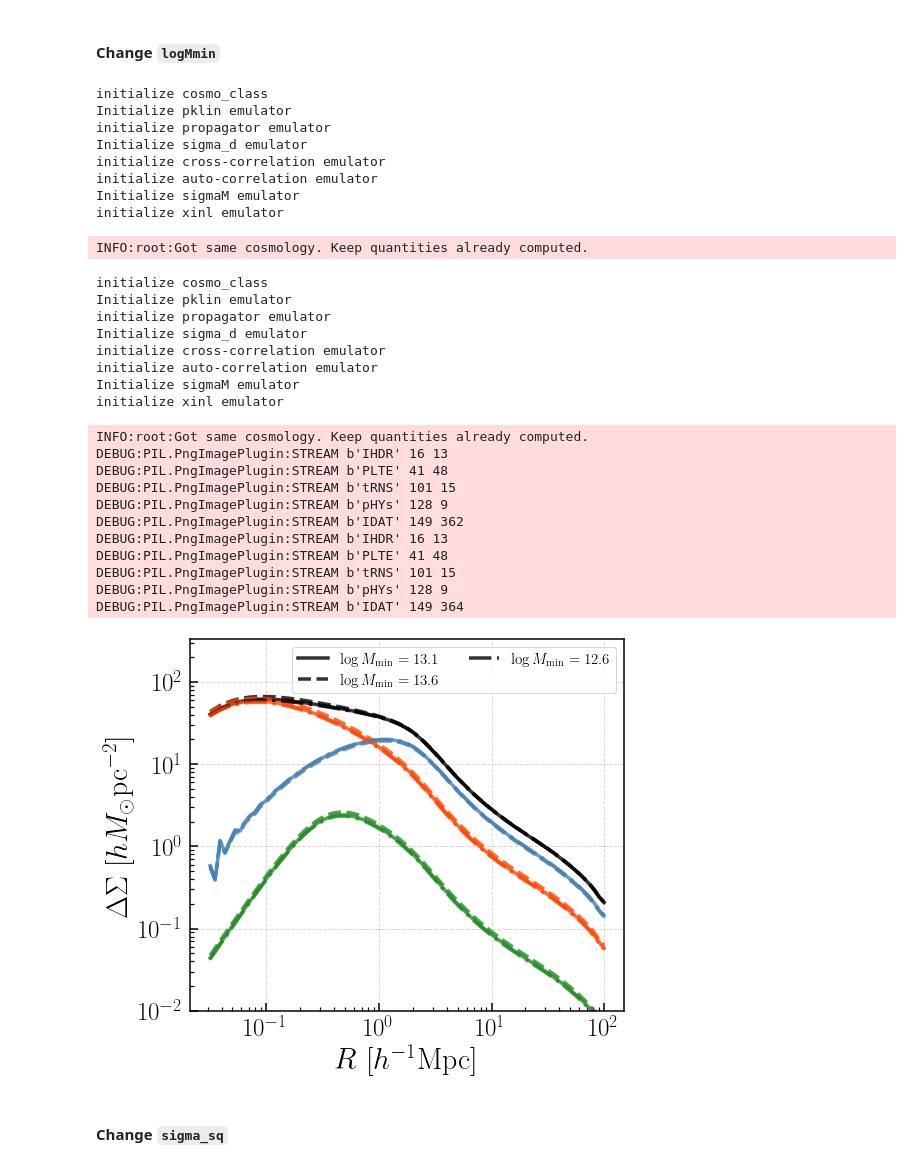
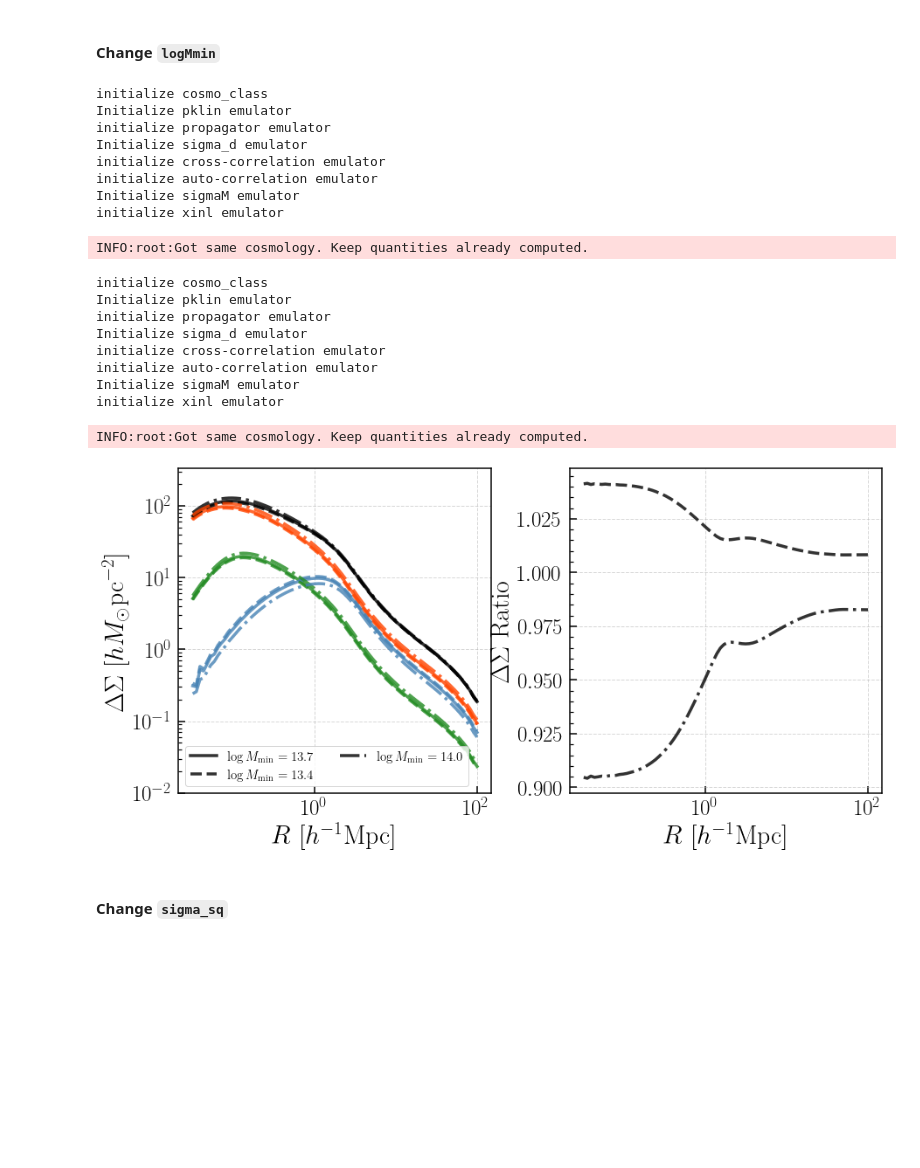
Before and after one commit to dr-guangtou/luandun, a Jupyter notebook: cosmology/emulator/dark_emulator.ipynb, the cells around one changed output. Cells and saved outputs as stored; diff of their text form; code cells hidden in the pictures; blank space fills up the shorter version.

```diff
--- a/cosmology/emulator/dark_emulator.ipynb
+++ b/cosmology/emulator/dark_emulator.ipynb
@@ -365,15 +393,15 @@ _ = ax2.set_ylabel(
 # %%
 hod = model_hod.darkemu_x_hod(
     {"fft_num": 8, "c-M_relation": "diemer19",
-     "M_int_logMmin": 14.3, "M_int_logMax": 15.5})
+     "M_int_logMmin": 14.2, "M_int_logMax": 15.2})
 
 cparam = np.array([0.02225, 0.1198, 0.6844, 3.094, 0.9645, -1.])
 
-gparam = {"logMmin":13.13, "sigma_sq":0.22,
-          "logM1": 14.21, "alpha": 1.13, "kappa": 1.25, # HOD parameters
-          "poff": 0.1, "Roff": 0.1, # off-centering parameters p_off is the fraction of off-centered galaxies. Roff is the typical off-centered scale with respect to R200m.
+gparam = {"logMmin":13.68, "sigma_sq":0.8,
+          "logM1": 14.6, "alpha": 1.0, "kappa": 1.2, # HOD parameters
+          "poff": 0.2, "Roff": 0.02, # off-centering parameters p_off is the fraction of off-centered galaxies. Roff is the typical off-centered scale with respect to R200m.
           "sat_dist_type": "emulator", # satellite distribution. Chosse emulator of NFW. In the case of NFW, the c-M relation by Diemer & Kravtsov (2015) is assumed.
-          "alpha_inc": 0.44, "logM_inc": 13.57} # incompleteness parameters. For details, see More et al. (2015)
+          "alpha_inc": 0.6, "logM_inc": 13.7} # incompleteness parameters. For details, see More et al. (2015)
 
 hod.set_cosmology(cparam)
 hod.set_galaxy(gparam)
@@ -559,15 +641,15 @@ INFO:root:Got same cosmology. Keep quantities already computed.
 # HOD 1
 hod_1 = model_hod.darkemu_x_hod(
     {"fft_num": 8, "c-M_relation": "diemer19",
-     "M_int_logMmin": 14.3, "M_int_logMax": 15.5})
+     "M_int_logMmin": 14.2, "M_int_logMax": 15.2})
 
 cparam_1 = np.array([0.02225, 0.1198, 0.6844, 3.094, 0.9645, -1.])
 
-gparam_1 = {"logMmin":13.6, "sigma_sq":0.25,
-            "logM1": 14.21, "alpha": 1.13, "kappa": 1.25, # HOD parameters
-            "poff": 0.1, "Roff": 0.1, # off-centering parameters p_off is the fraction of off-centered galaxies. Roff is the typical off-centered scale with respect to R200m.
+gparam_1 = {"logMmin":13.4, "sigma_sq":0.8,
+            "logM1": 14.6, "alpha": 1.0, "kappa": 1.2, # HOD parameters
+            "poff": 0.2, "Roff": 0.02, # off-centering parameters p_off is the fraction of off-centered galaxies. Roff is the typical off-centered scale with respect to R200m.
             "sat_dist_type": "emulator", # satellite distribution. Chosse emulator of NFW. In the case of NFW, the c-M relation by Diemer & Kravtsov (2015) is assumed.
-            "alpha_inc": 0.44, "logM_inc": 13.57} # incompleteness parameters. For details, see More et al. (2015)
+            "alpha_inc": 0.6, "logM_inc": 13.7} # incompleteness parameters. For details, see More et al. (2015)
 
 hod_1.set_cosmology(cparam_1)
 hod_1.set_galaxy(gparam_1)
@@ -580,15 +662,15 @@ dsig_sat_1 = hod_1.get_ds_sat(rs, redshift)
 # HOD 2
 hod_2 = model_hod.darkemu_x_hod(
     {"fft_num": 8, "c-M_relation": "diemer19",
-     "M_int_logMmin": 14.3, "M_int_logMax": 15.5})
+     "M_int_logMmin": 14.2, "M_int_logMax": 15.2})
 
 cparam_2 = np.array([0.02225, 0.1198, 0.6844, 3.094, 0.9645, -1.])
 
-gparam_2 = {"logMmin":12.6, "sigma_sq":0.25,
-            "logM1": 14.21, "alpha": 1.13, "kappa": 1.25, # HOD parameters
-            "poff": 0.1, "Roff": 0.1, # off-centering parameters p_off is the fraction of off-centered galaxies. Roff is the typical off-centered scale with respect to R200m.
+gparam_2 = {"logMmin":14.0, "sigma_sq":0.8,
+            "logM1": 14.6, "alpha": 1.0, "kappa": 1.2, # HOD parameters
+            "poff": 0.2, "Roff": 0.02, # off-centering parameters p_off is the fraction of off-centered galaxies. Roff is the typical off-centered scale with respect to R200m.
             "sat_dist_type": "emulator", # satellite distribution. Chosse emulator of NFW. In the case of NFW, the c-M relation by Diemer & Kravtsov (2015) is assumed.
-            "alpha_inc": 0.44, "logM_inc": 13.57} # incompleteness parameters. For details, see More et al. (2015)
+            "alpha_inc": 0.6, "logM_inc": 13.7} # incompleteness parameters. For details, see More et al. (2015)
 
 hod_2.set_cosmology(cparam_2)
 hod_2.set_galaxy(gparam_2)
@@ -599,65 +681,63 @@ dsig_off_2 = hod_2.get_ds_cen_off(rs, redshift)
 dsig_sat_2 = hod_2.get_ds_sat(rs, redshift)
 
 
-fig = plt.figure(figsize=(7, 6))
+fig = plt.figure(figsize=(13, 6))
 fig.subplots_adjust(
     left=0.13, right=0.99, bottom=0.13, top=0.99,
-    wspace=0.0, hspace=0.0)
+    wspace=0.25, hspace=0.0)
 
-ax1 = fig.add_subplot(111)
+ax1 = fig.add_subplot(121)
 ax1.set_xscale("log", nonpositive='clip')
 ax1.set_yscale("log", nonpositive='clip')
 
-ax1.plot(rs, dsig_tot, c='k', linewidth=3.5, alpha=0.8, label=r"$\log M_{\rm min}=13.1$")
+ax1.plot(rs, dsig_tot, c='k', linewidth=3.5, alpha=0.8, label=r"$\log M_{\rm min}=13.7$")
 ax1.plot(rs, dsig_cen, c='orangered', linewidth=3.5, alpha=0.8)
 ax1.plot(rs, dsig_off, c='forestgreen', linewidth=3.5, alpha=0.8)
 ax1.plot(rs, dsig_sat, c='steelblue', linewidth=3.5, alpha=0.8)
 
-ax1.plot(rs, dsig_tot_1, c='k', linewidth=3.5, alpha=0.8, linestyle='--', label=r"$\log M_{\rm min}=13.6$")
+ax1.plot(rs, dsig_tot_1, c='k', linewidth=3.5, alpha=0.8, linestyle='--', label=r"$\log M_{\rm min}=13.4$")
 ax1.plot(rs, dsig_cen_1, c='orangered', linewidth=3.5, alpha=0.8, linestyle='--')
 ax1.plot(rs, dsig_off_1, c='forestgreen', linewidth=3.5, alpha=0.8, linestyle='--')
 ax1.plot(rs, dsig_sat_1, c='steelblue', linewidth=3.5, alpha=0.8, linestyle='--')
 
-ax1.plot(rs, dsig_tot_2, c='k', linewidth=3.5, alpha=0.8, linestyle='-.', label=r"$\log M_{\rm min}=12.6$")
+ax1.plot(rs, dsig_tot_2, c='k', linewidth=3.5, alpha=0.8, linestyle='-.', label=r"$\log M_{\rm min}=14.0$")
 ax1.plot(rs, dsig_cen_2, c='orangered', linewidth=3.5, alpha=0.8, linestyle='-.')
 ax1.plot(rs, dsig_off_2, c='forestgreen', linewidth=3.5, alpha=0.8, linestyle='-.')
 ax1.plot(rs, dsig_sat_2, c='steelblue', linewidth=3.5, alpha=0.8, linestyle='-.')
 
 ax1.legend(fontsize=15, ncol=2, loc='best')
 ax1.set_ylim(0.01, 329)
 
 _ = ax1.set_xlabel(r"$R\ [h^{-1}\mathrm{Mpc}]$", fontsize=30)
 _ = ax1.set_ylabel(r"$\Delta\Sigma\ [h M_\odot \mathrm{pc}^{-2}]$", fontsize=30)
+
+ax2 = fig.add_subplot(122)
+ax2.set_xscale("log", nonpositive='clip')
+
+ax2.plot(rs, dsig_tot / dsig_tot_1, label=r"$\rm Total$", c='k', linewidth=3.5, alpha=0.8, linestyle='--')
+ax2.plot(rs, dsig_tot / dsig_tot_2, label=r"$\rm Total$", c='k', linewidth=3.5, alpha=0.8, linestyle='-.')
+_ = ax2.set_xlabel(r"$R\ [h^{-1}\mathrm{Mpc}]$", fontsize=30)
+_ = ax2.set_ylabel(r"$\Delta\Sigma\ \rm Ratio$", fontsize=30)
 # %% [output]
 initialize cosmo_class
 Initialize pklin emulator
 initialize propagator emulator
 Initialize sigma_d emulator
 initialize cross-correlation emulator
 initialize auto-correlation emulator
 Initialize sigmaM emulator
 initialize xinl emulator
 INFO:root:Got same cosmology. Keep quantities already computed.
 initialize cosmo_class
 Initialize pklin emulator
 initialize propagator emulator
 Initialize sigma_d emulator
 initialize cross-correlation emulator
 initialize auto-correlation emulator
 Initialize sigmaM emulator
 initialize xinl emulator
 INFO:root:Got same cosmology. Keep quantities already computed.
-DEBUG:PIL.PngImagePlugin:STREAM b'IHDR' 16 13
-DEBUG:PIL.PngImagePlugin:STREAM b'PLTE' 41 48
-DEBUG:PIL.PngImagePlugin:STREAM b'tRNS' 101 15
-DEBUG:PIL.PngImagePlugin:STREAM b'pHYs' 128 9
-DEBUG:PIL.PngImagePlugin:STREAM b'IDAT' 149 362
-DEBUG:PIL.PngImagePlugin:STREAM b'IHDR' 16 13
-DEBUG:PIL.PngImagePlugin:STREAM b'PLTE' 41 48
-DEBUG:PIL.PngImagePlugin:STREAM b'tRNS' 101 15
-DEBUG:PIL.PngImagePlugin:STREAM b'pHYs' 128 9
-DEBUG:PIL.PngImagePlugin:STREAM b'IDAT' 149 364
-[figure, old version]
+[figure, new version]
 # %% [markdown]
 #### Change `sigma_sq`
 # %%
```
Also changed, not shown: parts of 27 cells of this notebook, 1 other file.
